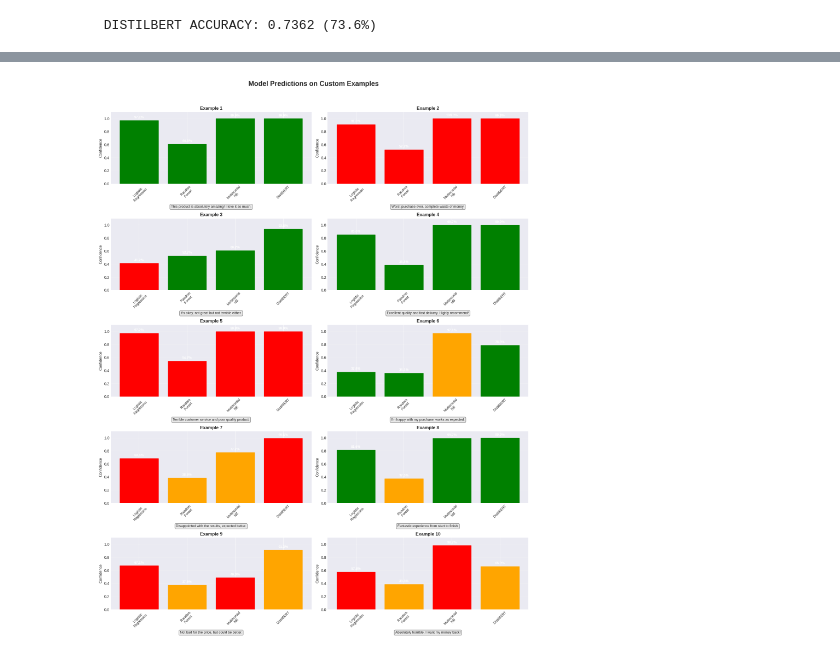
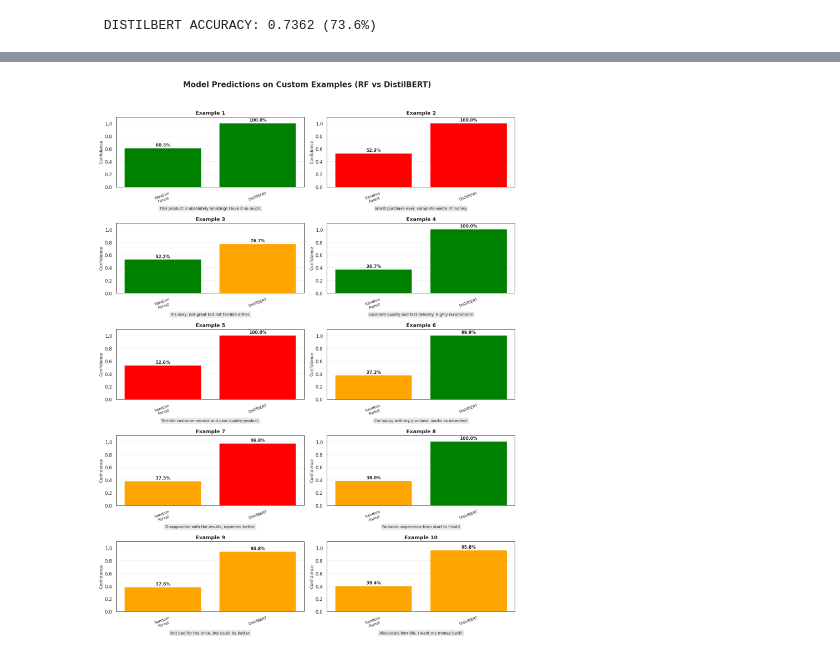
Before and after one commit to akash99955/AML, a Jupyter notebook: AML.ipynb, the cells around one changed output, grey strips where cells are left out. Cells and saved outputs as stored; diff of their text form; code cells hidden in the pictures.

```diff
--- a/AML.ipynb
+++ b/AML.ipynb
@@ -1176,17 +1025,9 @@ for i, text in enumerate(custom_examples, 1):
     print(f"Text: \"{text}\"")
     print("-" * 50)
 
-    # Logistic Regression
-    lr_sentiment, lr_conf, lr_pred = predict_with_traditional_model(text, lr_model, tfidf_vectorizer)
-    print(f"Logistic Regression:  {lr_sentiment:10} ({lr_conf:.2%} confidence)")
-
     # Random Forest
-    rf_sentiment, rf_conf, rf_pred = predict_with_traditional_model(text, rf_model, tfidf_vectorizer_rf)
+    rf_sentiment, rf_conf, rf_pred = predict_with_traditional_model(text, rf, tfidf_rf)
     print(f"Random Forest:        {rf_sentiment:10} ({rf_conf:.2%} confidence)")
-
-    # Multinomial Naive Bayes
-    nb_sentiment, nb_conf, nb_pred = predict_with_traditional_model(text, mnb_model, count_vectorizer)
-    print(f"Multinomial NB:       {nb_sentiment:10} ({nb_conf:.2%} confidence)")
 
     # DistilBERT
     bert_sentiment, bert_conf, bert_pred = predict_with_distilbert(text)
@@ -1195,75 +1036,80 @@ for i, text in enumerate(custom_examples, 1):
     # Store results
     results.append({
         'text': text,
-        'logistic_regression': (lr_sentiment, lr_conf, lr_pred),
         'random_forest': (rf_sentiment, rf_conf, rf_pred),
-        'multinomial_nb': (nb_sentiment, nb_conf, nb_pred),
         'distilbert': (bert_sentiment, bert_conf, bert_pred)
     })
 
-# Visualization 1: Model Predictions Comparison
+# ==============================================
+# VISUALIZATION: PREDICTIONS COMPARISON (2 models)
+# ==============================================
+
 print("\n" + "="*70)
-print("VISUALIZATION 1: PREDICTIONS COMPARISON")
+print("VISUALIZATION: PREDICTIONS COMPARISON (2 MODELS)")
 print("="*70)
 
-fig, axes = plt.subplots(5, 2, figsize=(16, 20))
+fig, axes = plt.subplots(5, 2, figsize=(14, 18))
 axes = axes.flatten()
 
-model_names = ['Logistic\nRegression', 'Random\nForest', 'Multinomial\nNB', 'DistilBERT']
-model_keys = ['logistic_regression', 'random_forest', 'multinomial_nb', 'distilbert']
-colors = ['skyblue', 'lightgreen', 'orange', 'purple']
+model_names = ["Random\nForest", "DistilBERT"]
+model_keys = ["random_forest", "distilbert"]
+base_colors = ["orange", "purple"]
 
-for idx, example in enumerate(results[:10]):  # Show all 10 examples
+for idx, example in enumerate(results[:10]):
     ax = axes[idx]
 
     sentiments = []
     confidences = []
 
-    for model_key in model_keys:
-        sentiment, confidence, _ = example[model_key]
+    for key in model_keys:
+        sentiment, confidence, _ = example[key]
         sentiments.append(sentiment)
         confidences.append(confidence)
 
-    # Create bars
-    bars = ax.bar(model_names, confidences, color=colors)
+    bars = ax.bar(model_names, confidences, color=base_colors)
 
     # Color bars based on sentiment
     for bar, sentiment in zip(bars, sentiments):
-        if sentiment == 'Positive':
-            bar.set_color('green')
-        elif sentiment == 'Negative':
-            bar.set_color('red')
-        elif sentiment == 'Neutral': # Added Neutral case
-            bar.set_color('orange')
-        else:  # Error case
-            bar.set_color('gray')
+        if sentiment == "Positive":
+            bar.set_color("green")
+        elif sentiment == "Negative":
+            bar.set_color("red")
+        elif sentiment == "Neutral":
+            bar.set_color("orange")
+        else:
+            bar.set_color("gray")
 
-    # Customize plot
     ax.set_ylim([0, 1.1])
-    ax.set_ylabel('Confidence', fontsize=10)
-    ax.set_title(f'Example {idx+1}', fontsize=12, fontweight='bold')
-    ax.tick_params(axis='x', rotation=45, labelsize=9)
-    ax.grid(True, alpha=0.3, axis='y')
+    ax.set_ylabel("Confidence", fontsize=10)
+    ax.set_title(f"Example {idx+1}", fontsize=12, fontweight="bold")
+    ax.tick_params(axis="x", rotation=20, labelsize=9)
+    ax.grid(True, alpha=0.3, axis="y")
 
     # Add value labels
-    for bar, conf, sentiment in zip(bars, confidences, sentiments):
+    for bar, conf in zip(bars, confidences):
         height = bar.get_height()
-        color = 'white' if sentiment != 'Error' else 'black'
-        ax.text(bar.get_x() + bar.get_width()/2., height + 0.02,
-                f'{conf:.1%}', ha='center', va='bottom',
-                fontsize=9, fontweight='bold', color=color)
+        ax.text(
+            bar.get_x() + bar.get_width()/2., height + 0.02,
+            f"{conf:.1%}",
+            ha="center", va="bottom",
+            fontsize=10, fontweight="bold"
+        )
 
     # Truncate text for display
-    display_text = example['text']
+    display_text = example["text"]
     if len(display_text) > 60:
         display_text = display_text[:57] + "..."
 
-    # Add text below plot
-    ax.text(0.5, -0.3, display_text, ha='center', va='top',
-            transform=ax.transAxes, fontsize=9, wrap=True,
-            bbox=dict(boxstyle="round,pad=0.3", facecolor="lightgray", alpha=0.5))
+    ax.text(
+        0.5, -0.28, display_text,
+        ha="center", va="top",
+        transform=ax.transAxes,
+        fontsize=9, wrap=True,
+        bbox=dict(boxstyle="round,pad=0.3", facecolor="lightgray", alpha=0.5)
+    )
 
-plt.suptitle('Model Predictions on Custom Examples', fontsize=18, fontweight='bold', y=1.02)
+plt.suptitle("Model Predictions on Custom Examples (RF vs DistilBERT)",
+             fontsize=18, fontweight="bold", y=1.02)
 plt.tight_layout()
 plt.show()
 # %% [output]
@@ -1286,2 +1132,2 @@ VISUALIZATION 1: PREDICTIONS COMPARISON
 ======================================================================
-[figure, old version]
+[figure, new version]
```
Also changed, not shown: parts of 3 cells of this notebook.
